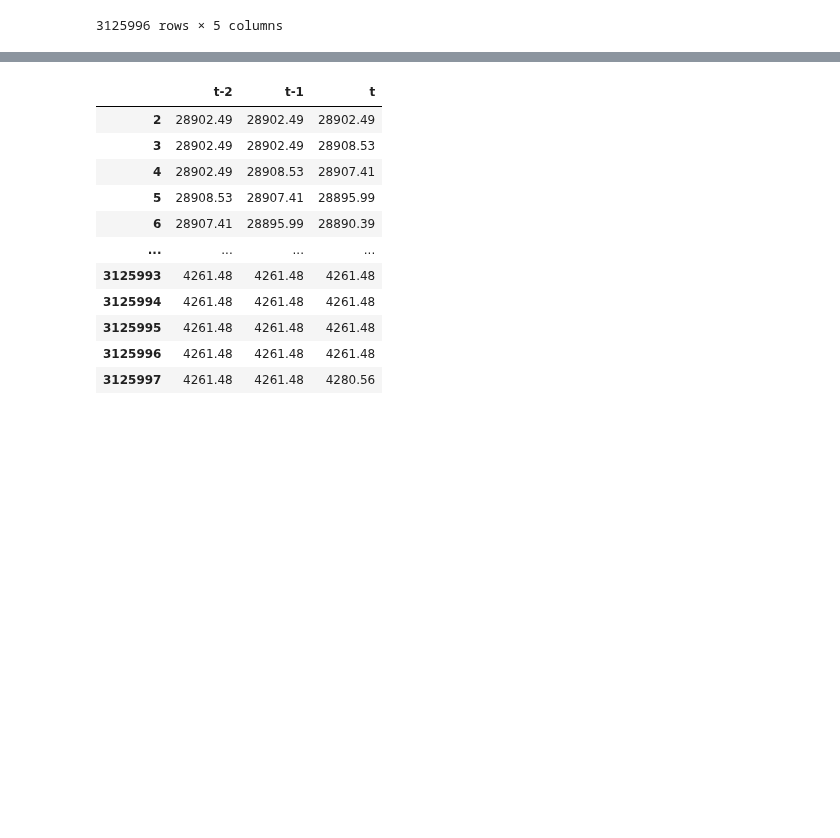
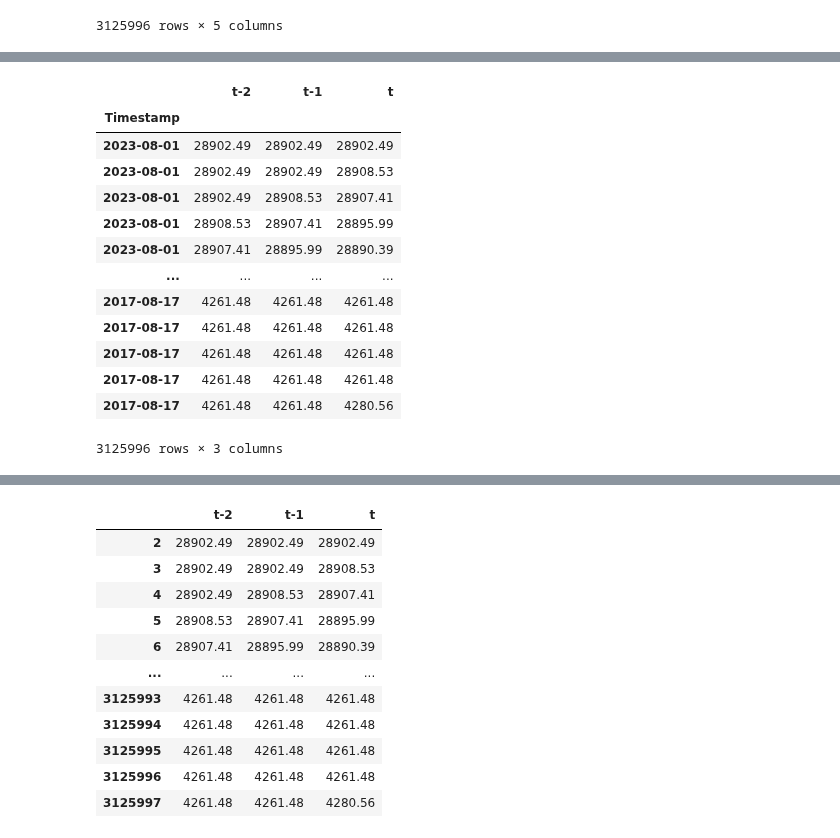
Before and after one commit to Brinkley97/applied_time_series_and_machine_learning, a Jupyter notebook: framework_for_time_series_data/nlp_ts/paper-bitcoin_daily-raw.ipynb, the cells around one changed output, grey strips where cells are left out. Drawn from its saved outputs; the diff is of its cells as text; code cells hidden in the pictures; blank space fills up the shorter version.

Commit message:
updating with returning MvTS for X_train and y_train for data_augment_to_mvts()

```diff
--- a/framework_for_time_series_data/nlp_ts/paper-bitcoin_daily-raw.ipynb
+++ b/framework_for_time_series_data/nlp_ts/paper-bitcoin_daily-raw.ipynb
@@ -300,3 +276,6 @@ converted_seq_df
 | 3125996 | 4261.48 | 4261.48 | 4261.48 | 4280.56 | 4261.48 |
 | 3125997 | 4261.48 | 4261.48 | 4280.56 | 4261.48 | 4261.48 |
 3125996 rows × 5 columns
+# %%
+X_mvts, y_mvts = reversed_bitcoin_ts.data_augment_to_mvts(n_steps, output_size)
+type(X_mvts)
@@ -302,0 +301,17 @@ converted_seq_df
+# %%
+X_mvts.get_as_df()
+# %% [output]
+|  | t-2 | t-1 | t |
+| Timestamp |  |  |  |
+| 2023-08-01 | 28902.49 | 28902.49 | 28902.49 |
+| 2023-08-01 | 28902.49 | 28902.49 | 28908.53 |
+| 2023-08-01 | 28902.49 | 28908.53 | 28907.41 |
+| 2023-08-01 | 28908.53 | 28907.41 | 28895.99 |
+| 2023-08-01 | 28907.41 | 28895.99 | 28890.39 |
+| ... | ... | ... | ... |
+| 2017-08-17 | 4261.48 | 4261.48 | 4261.48 |
+| 2017-08-17 | 4261.48 | 4261.48 | 4261.48 |
+| 2017-08-17 | 4261.48 | 4261.48 | 4261.48 |
+| 2017-08-17 | 4261.48 | 4261.48 | 4261.48 |
+| 2017-08-17 | 4261.48 | 4261.48 | 4280.56 |
+3125996 rows × 3 columns
```
Also changed, not shown: parts of 15 cells of this notebook, 1 other file.
